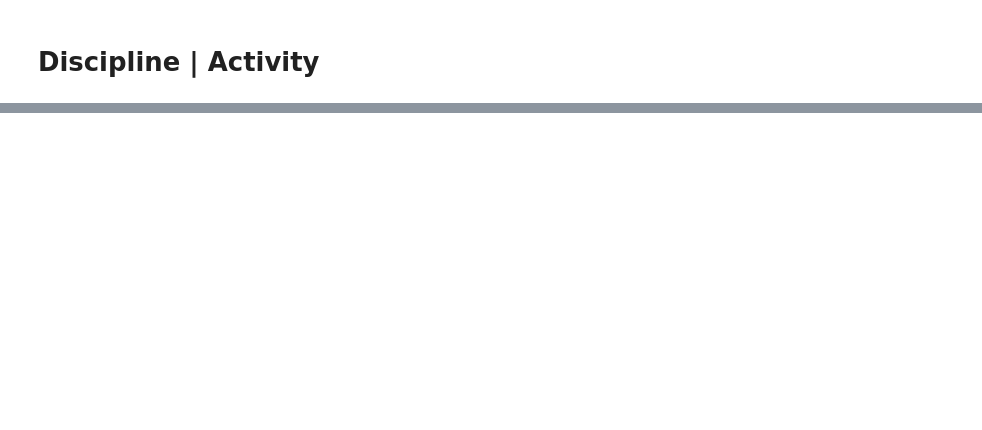
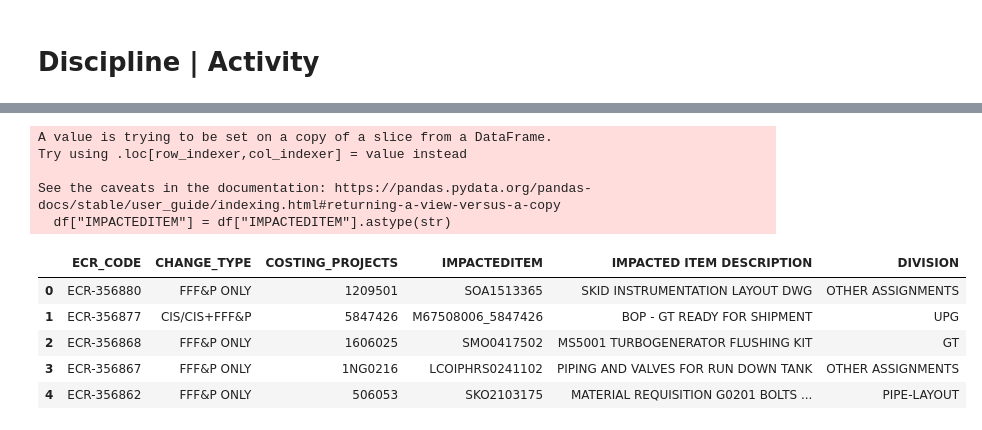
Before and after one commit to adnaksbhat/Colab_JupyterNotebooks, a Jupyter notebook: Wow.ipynb, the cells around one changed output, grey strips where cells are left out. Saved outputs shown, nothing was run; the diff lists cells and outputs as text; code cells hidden in the pictures; blank space fills up the shorter version.

```diff
--- a/Wow.ipynb
+++ b/Wow.ipynb
@@ -292,0 +315,20 @@ files.download('ECN_ECR_wow.xlsx')
+# %%
+df["IMPACTEDITEM"] = df["IMPACTEDITEM"].astype(str)
+# %% [output]
+A value is trying to be set on a copy of a slice from a DataFrame.
+Try using .loc[row_indexer,col_indexer] = value instead
+
+See the caveats in the documentation: https://pandas.pydata.org/pandas-docs/stable/user_guide/indexing.html#returning-a-view-versus-a-copy
+  df["IMPACTEDITEM"] = df["IMPACTEDITEM"].astype(str)
+# %%
+df['IMPACTEDITEM']=df['IMPACTEDITEM'].str.split("/").str[0].str.replace('BOM_', '')
+df['IMPACTEDITEM']=df['IMPACTEDITEM'].str.split("-").str[0]
+# %%
+df.head()
+# %% [output]
+|  | ECR_CODE | CHANGE_TYPE | COSTING_PROJECTS | IMPACTEDITEM | IMPACTED ITEM DESCRIPTION | DIVISION |
+| 0 | ECR-356880 | FFF&P ONLY | 1209501 | SOA1513365 | SKID INSTRUMENTATION LAYOUT DWG | OTHER ASSIGNMENTS |
+| 1 | ECR-356877 | CIS/CIS+FFF&P | 5847426 | M67508006_5847426 | BOP - GT READY FOR SHIPMENT | UPG |
+| 2 | ECR-356868 | FFF&P ONLY | 1606025 | SMO0417502 | MS5001 TURBOGENERATOR FLUSHING KIT | GT |
+| 3 | ECR-356867 | FFF&P ONLY | 1NG0216 | LCOIPHRS0241102 | PIPING AND VALVES FOR RUN DOWN TANK | OTHER ASSIGNMENTS |
+| 4 | ECR-356862 | FFF&P ONLY | 506053 | SKO2103175 | MATERIAL REQUISITION G0201 BOLTS ... | PIPE-LAYOUT |
```
Also changed, not shown: parts of 15 cells of this notebook.
